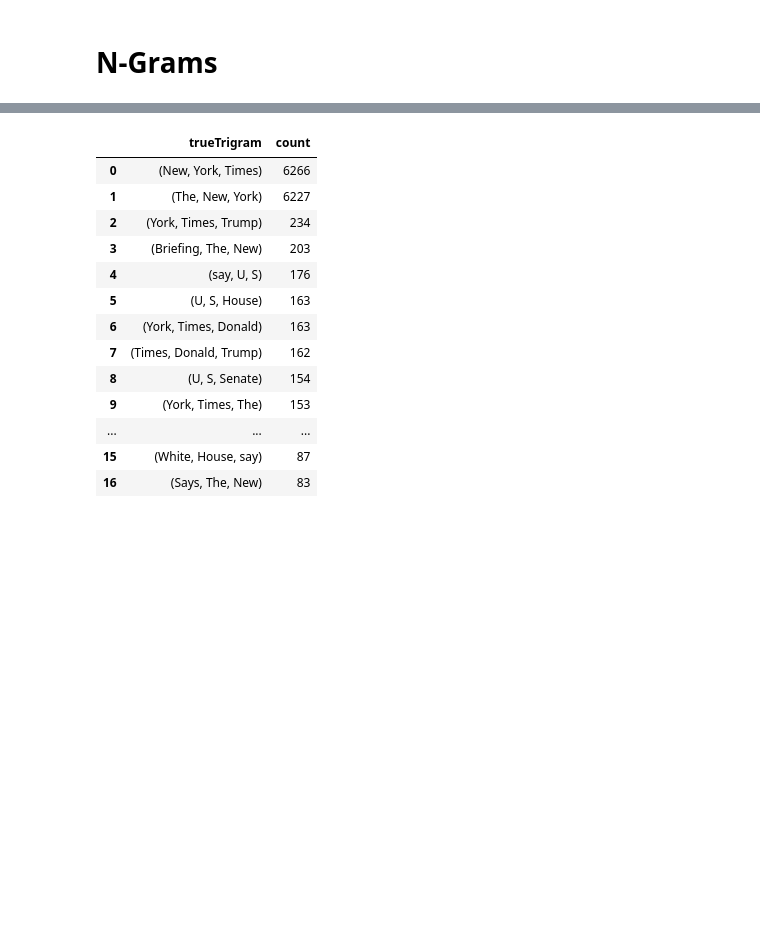
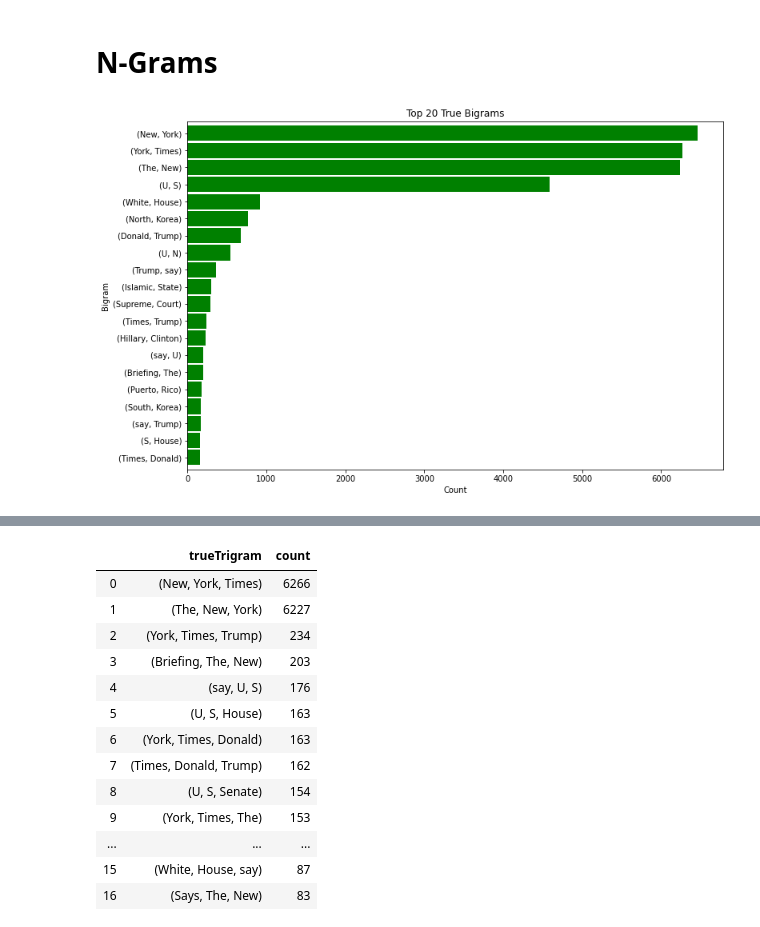
Before and after one commit to nmanduri999/Fake_news_detection_project_3, a Jupyter notebook: fake_news_dect.ipynb, the cells around one changed output, grey strips where cells are left out. Saved outputs shown, nothing was run; the diff lists cells and outputs as text; code cells hidden in the pictures; blank space fills up the shorter version.

```diff
--- a/fake_news_dect.ipynb
+++ b/fake_news_dect.ipynb
@@ -206,6 +210,14 @@ def basic_clean(text):
 true_word = basic_clean(''.join(str(true['full_text'].tolist())))
 # %%
 true_bigrams = (pd.Series(nltk.ngrams(true_word, 2)).value_counts())[:20]
+# %%
+true_bigrams.sort_values().plot.barh(color='green', width=.9, figsize=(12, 8))
+plt.title('Top 20 True Bigrams')
+plt.ylabel('Bigram')
+plt.xlabel('Count')
+plt.savefig("data/image/true_bigram.jpg")
+# %% [output]
+[figure, added]
 # %%
 bigram_t = pd.DataFrame(true_bigrams).reset_index()
 bigram_t = bigram_t.rename(columns={"index":"trueBigram",0:"count"})
```
Also changed, not shown: parts of 19 cells of this notebook, 34 other files.
